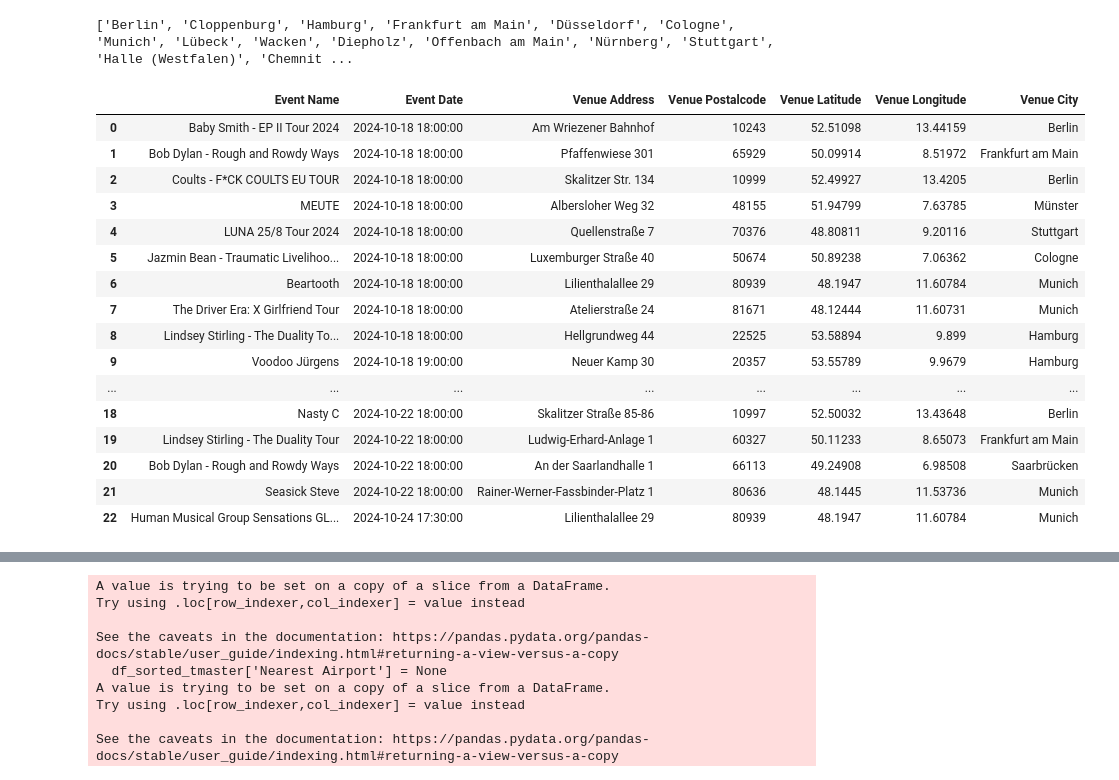
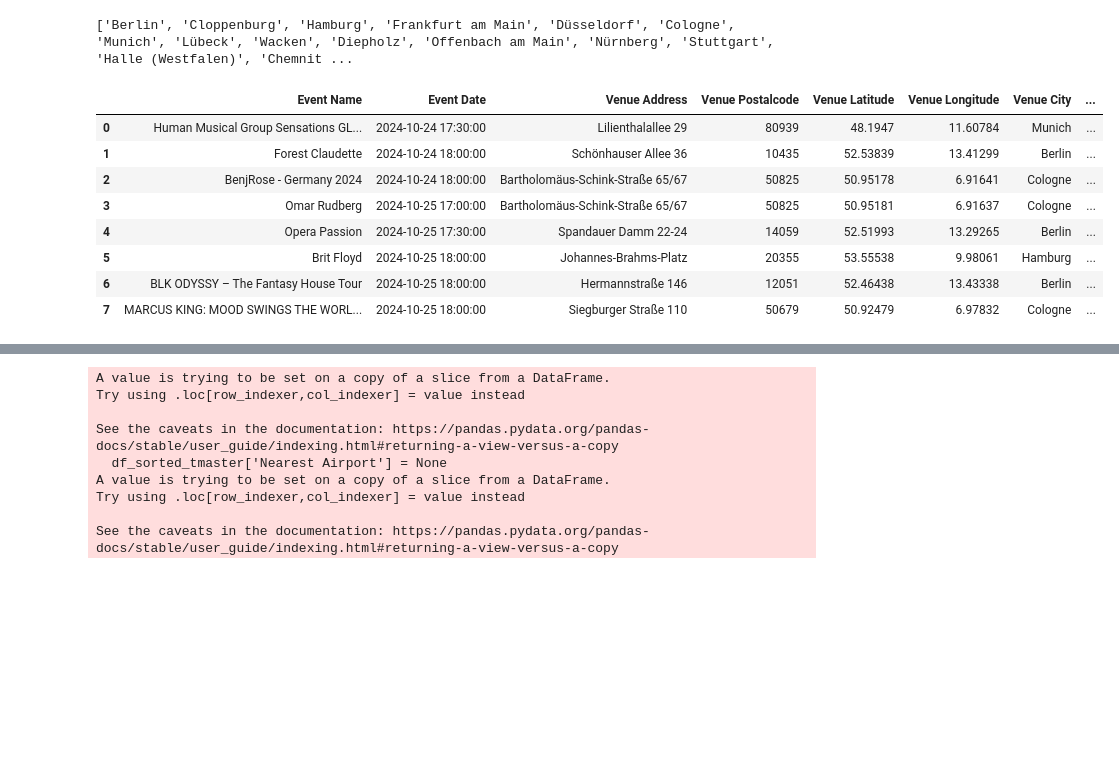
Before and after one commit to shadzic/ESMT_2024_DataScraping_Students, a Jupyter notebook: Group_Project.ipynb, the cells around one changed output, grey strips where cells are left out. Saved outputs shown, nothing was run; the diff lists cells and outputs as text; code cells hidden in the pictures; blank space fills up the shorter version.

Commit message:
Push Group_project w/ Flask App

```diff
--- a/Group_Project.ipynb
+++ b/Group_Project.ipynb
@@ -153,11 +130,15 @@ Requirement already satisfied: certifi>=2017.4.17 in /Users/tomdonsbach/anaconda
 # %%
 tm_client = ticketpy.ApiClient('')
+
+#Format YYYY-MM-DD
+start_date = "2024-10-23"
+end_date = "2024-10-30"
 
 pages = tm_client.events.find(
     country_code = 'DE',
     classification_name = 'music',
-    start_date_time='2024-10-17T20:00:00Z',
-    end_date_time='2024-11-17T20:00:00Z'
+    start_date_time=f'{start_date}T12:00:00Z',
+    end_date_time=f'{end_date}T12:00:00Z'
 ).all()
 # %%
 # Create List of Dictionaries of API data
@@ -286,29 +271,6 @@ cities_planned = cities_planned.tolist()
 print(cities_planned)
 # %% [output]
 ['Berlin', 'Cloppenburg', 'Hamburg', 'Frankfurt am Main', 'Düsseldorf', 'Cologne', 'Munich', 'Lübeck', 'Wacken', 'Diepholz', 'Offenbach am Main', 'Nürnberg', 'Stuttgart', 'Halle (Westfalen)', 'Chemnit ...
-# %%
-
-germany_map = folium.Map(location=[51.1657, 10.4515], zoom_start=6)  # Zoom level for Germany
-
-#Loop through the filtered DataFrame `df_clean_ticketmaster` and add markers
-for _, row in df_clean_ticketmaster.iterrows():
-    # Extract relevant details from each row
-    venue_lat = row['Venue Latitude']
-    venue_lon = row['Venue Longitude']
-    event_name = row['Event Name']
-    event_date = row['Event Date']
-
-    # Create a popup with event information (name and date)
-    popup_content = f"{event_name} at {event_date}"
-
-    #Add the marker to the map
-    folium.Marker(
-        location=[venue_lat, venue_lon],
-        popup=folium.Popup(popup_content, max_width=300),
-        tooltip=event_name
-    ).add_to(germany_map)
-
-germany_map.save("germany_events_map.html")
 # %%
 ##Task A: Get OpenWeatherMapAPI Information
 
@@ -364,27 +326,28 @@ for index, row in df_sorted_tmaster.iterrows():
         # Update the DataFrame with the forecast
         df_sorted_tmaster.at[index, 'Weather Forecast'] = forecast
     else:
-        df_sorted_tmaster.at[index, 'Weather Forecast'] = "No forecast available (event too far in future)"
+        df_sorted_tmaster.at[index, 'Weather Forecast'] = "No forecast available"
 
 # Print the updated DataFrame
 # %%
-df_sorted_tmaster[:23]
+
 # Split the weather forecast into int(temperature) and string(weather comments)
+
+#df_sorted_tmaster['Temp_Celsius'] = float(df_sorted_tmaster['Temp_Celsius'].replace("°C", ""))
+
+df_weather = df_sorted_tmaster.copy(deep=True)
+df_weather[['Temp_Celsius', 'Forecast Details']] = df_weather['Weather Forecast'].str.split(', ', expand=True)
+df_weather = df_weather.dropna()
+df_weather['Temp_Celsius'] = df_weather['Temp_Celsius'].apply(lambda x: float(x.replace("°C", "")))
+df_weather = df_weather.drop(columns=['Weather Forecast'])
+df_weather
 # %% [output]
-|  | Event Name | Event Date | Venue Address | Venue Postalcode | Venue Latitude | Venue Longitude | Venue City |
-| 0 | Baby Smith - EP II Tour 2024 | 2024-10-18 18:00:00 | Am Wriezener Bahnhof | 10243 | 52.51098 | 13.44159 | Berlin |
-| 1 | Bob Dylan - Rough and Rowdy Ways | 2024-10-18 18:00:00 | Pfaffenwiese 301 | 65929 | 50.09914 | 8.51972 | Frankfurt am Main |
-| 2 | Coults - F*CK COULTS EU TOUR | 2024-10-18 18:00:00 | Skalitzer Str. 134 | 10999 | 52.49927 | 13.4205 | Berlin |
-| 3 | MEUTE | 2024-10-18 18:00:00 | Albersloher Weg 32 | 48155 | 51.94799 | 7.63785 | Münster |
-| 4 | LUNA 25/8 Tour 2024 | 2024-10-18 18:00:00 | Quellenstraße 7 | 70376 | 48.80811 | 9.20116 | Stuttgart |
-| 5 | Jazmin Bean - Traumatic Livelihoo... | 2024-10-18 18:00:00 | Luxemburger Straße 40 | 50674 | 50.89238 | 7.06362 | Cologne |
-| 6 | Beartooth | 2024-10-18 18:00:00 | Lilienthalallee 29 | 80939 | 48.1947 | 11.60784 | Munich |
-| 7 | The Driver Era: X Girlfriend Tour | 2024-10-18 18:00:00 | Atelierstraße 24 | 81671 | 48.12444 | 11.60731 | Munich |
-| 8 | Lindsey Stirling - The Duality To... | 2024-10-18 18:00:00 | Hellgrundweg 44 | 22525 | 53.58894 | 9.899 | Hamburg |
-| 9 | Voodoo Jürgens | 2024-10-18 19:00:00 | Neuer Kamp 30 | 20357 | 53.55789 | 9.9679 | Hamburg |
-| ... | ... | ... | ... | ... | ... | ... | ... |
-| 18 | Nasty C | 2024-10-22 18:00:00 | Skalitzer Straße 85-86 | 10997 | 52.50032 | 13.43648 | Berlin |
-| 19 | Lindsey Stirling - The Duality Tour | 2024-10-22 18:00:00 | Ludwig-Erhard-Anlage 1 | 60327 | 50.11233 | 8.65073 | Frankfurt am Main |
-| 20 | Bob Dylan - Rough and Rowdy Ways | 2024-10-22 18:00:00 | An der Saarlandhalle 1 | 66113 | 49.24908 | 6.98508 | Saarbrücken |
-| 21 | Seasick Steve | 2024-10-22 18:00:00 | Rainer-Werner-Fassbinder-Platz 1 | 80636 | 48.1445 | 11.53736 | Munich |
-| 22 | Human Musical Group Sensations GL... | 2024-10-24 17:30:00 | Lilienthalallee 29 | 80939 | 48.1947 | 11.60784 | Munich |
+|  | Event Name | Event Date | Venue Address | Venue Postalcode | Venue Latitude | Venue Longitude | Venue City | ... |
+| 0 | Human Musical Group Sensations GL... | 2024-10-24 17:30:00 | Lilienthalallee 29 | 80939 | 48.1947 | 11.60784 | Munich | ... |
+| 1 | Forest Claudette | 2024-10-24 18:00:00 | Schönhauser Allee 36 | 10435 | 52.53839 | 13.41299 | Berlin | ... |
+| 2 | BenjRose - Germany 2024 | 2024-10-24 18:00:00 | Bartholomäus-Schink-Straße 65/67 | 50825 | 50.95178 | 6.91641 | Cologne | ... |
+| 3 | Omar Rudberg | 2024-10-25 17:00:00 | Bartholomäus-Schink-Straße 65/67 | 50825 | 50.95181 | 6.91637 | Cologne | ... |
+| 4 | Opera Passion | 2024-10-25 17:30:00 | Spandauer Damm 22-24 | 14059 | 52.51993 | 13.29265 | Berlin | ... |
+| 5 | Brit Floyd | 2024-10-25 18:00:00 | Johannes-Brahms-Platz | 20355 | 53.55538 | 9.98061 | Hamburg | ... |
+| 6 | BLK ODYSSY – The Fantasy House Tour | 2024-10-25 18:00:00 | Hermannstraße 146 | 12051 | 52.46438 | 13.43338 | Berlin | ... |
+| 7 | MARCUS KING: MOOD SWINGS THE WORL... | 2024-10-25 18:00:00 | Siegburger Straße 110 | 50679 | 50.92479 | 6.97832 | Cologne | ... |
```
Also changed, not shown: parts of 10 cells of this notebook, 4 other files.
